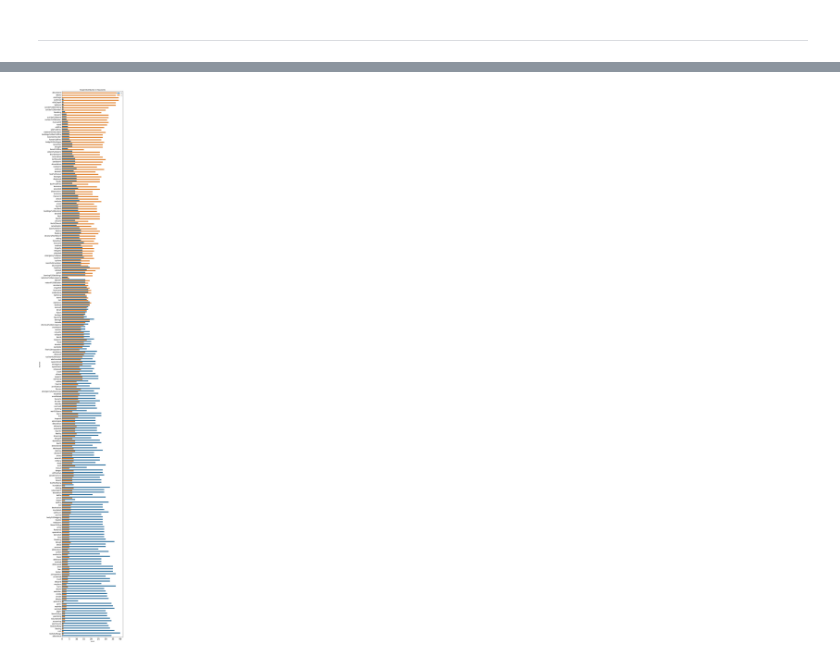
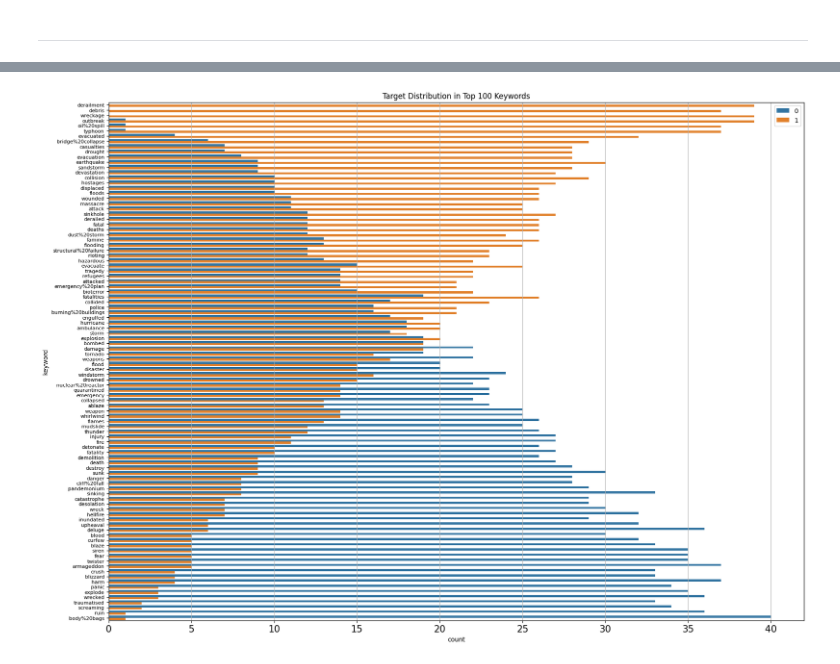
Before and after one commit to Daniel-Elston/NLP_Disaster_Tweets, a Jupyter notebook: Notebooks/D1_Initial_Exploration/exploration_1.ipynb, the cells around one changed output, grey strips where cells are left out. Cells and saved outputs as stored; diff of their text form; code cells hidden in the pictures.

```diff
--- a/Notebooks/D1_Initial_Exploration/exploration_1.ipynb
+++ b/Notebooks/D1_Initial_Exploration/exploration_1.ipynb
@@ -14,7 +37,9 @@ from A_Root_Dir.Configurations.setup_env import setup_environment
 config = setup_environment(root_dir)
 
 # Class Imports
+from Modularization.corpus_box import TextProcessor
+from Modularization.corpus_box import load_corpus_bow
 
-fig_size = config.fig_size
+fig_size = config.fig_size_m
 # %% [markdown]
 ---
@@ -43,3 +74,5 @@ display(df_test.head())
+# %%
+df = df_train
 # %% [markdown]
 ---
 # %%
@@ -77,18 +117,27 @@ Name: 57, dtype: object
 # %%
-df_train['target_mean'] = df_train.groupby('keyword')['target'].transform('mean')
+df['target_mean'] = df.groupby('keyword')['target'].transform('mean')
 
-fig = plt.figure(figsize=(8, 72), dpi=100)
+# Sort the dataframe once
+df_sorted = df.sort_values(by='target_mean', ascending=False)
 
-sns.countplot(y=df_train.sort_values(by='target_mean', ascending=False)['keyword'],
-              hue=df_train.sort_values(by='target_mean', ascending=False)['target'])
+# Only take the top N keywords for visualization
+top_n = 100
+top_keywords = df_sorted['keyword'].value_counts().index[:top_n]
+df_sorted = df_sorted[df_sorted['keyword'].isin(top_keywords)]
+
+# fig = plt.figure(figsize=(24, 18), dpi=100)
+fig = plt.figure(figsize=fig_size, dpi=100)
+
+sns.countplot(y=df_sorted['keyword'],
+              hue=df_sorted['target'])
 
 plt.tick_params(axis='x', labelsize=15)
-plt.tick_params(axis='y', labelsize=12)
+plt.tick_params(axis='y', labelsize=8)
 plt.legend(loc=1)
-plt.title('Target Distribution in Keywords')
+plt.title('Target Distribution in Top {} Keywords'.format(top_n))
 
 plt.show()
 
-df_train.drop(columns=['target_mean'], inplace=True)
+df.drop(columns=['target_mean'], inplace=True)
 # %% [output]
-[figure, old version]
+[figure, new version]
```
Also changed, not shown: parts of 32 cells of this notebook, 11 other files.
